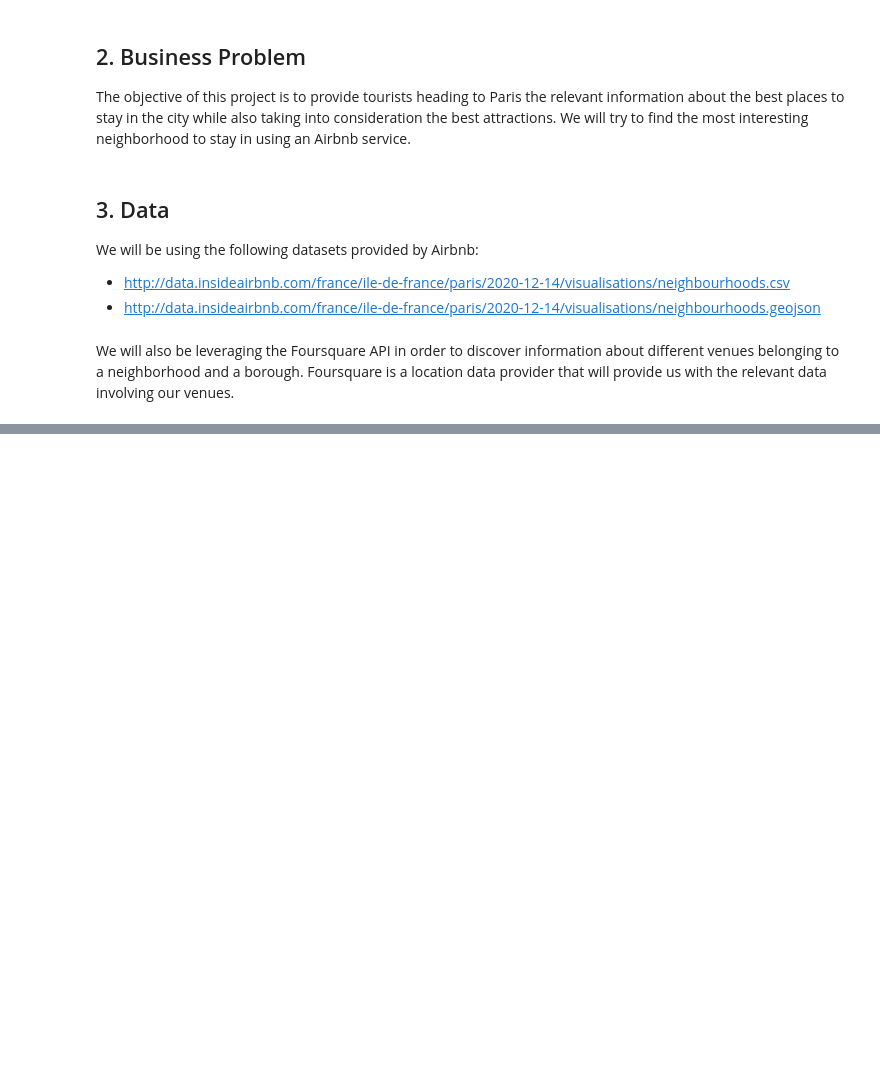
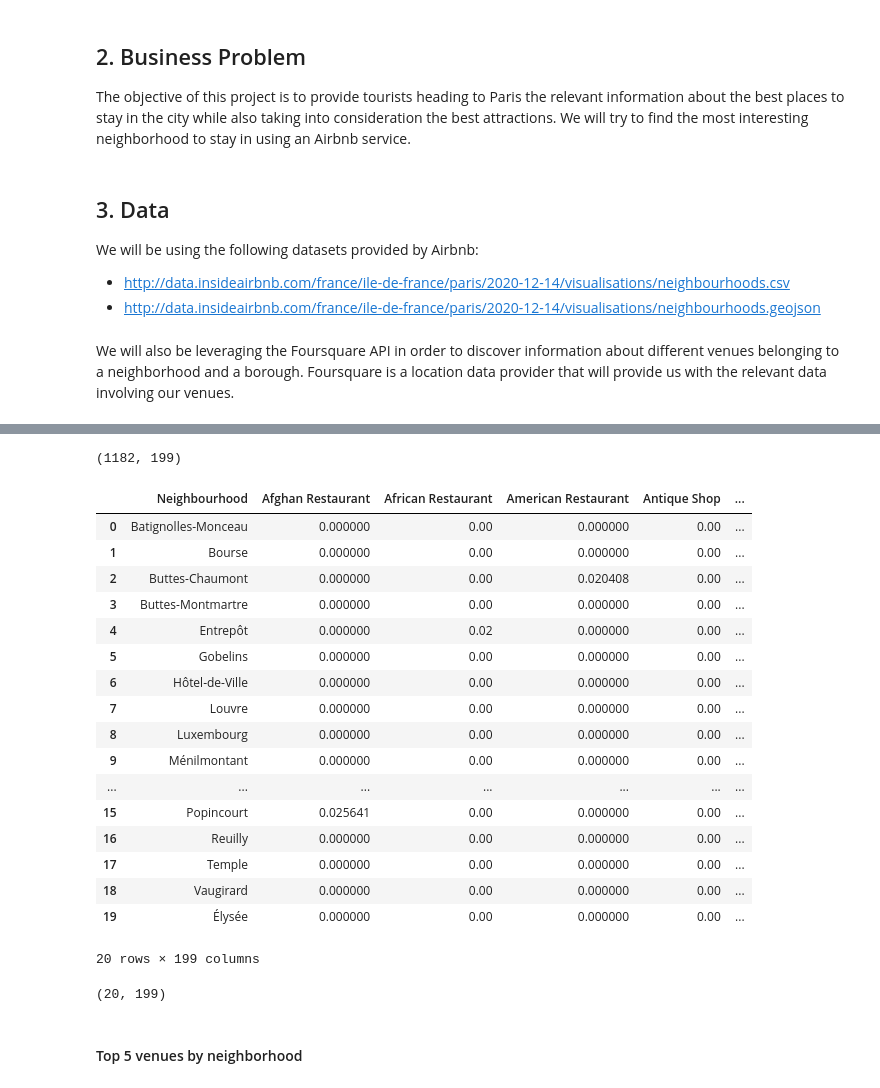
Before and after one commit to zinebmerzak/Coursera_Capstone, a Jupyter notebook: Battle-of-the-Neighborhoods-1.ipynb, the cells around one changed output, grey strips where cells are left out. Cells and saved outputs as stored; diff of their text form; code cells hidden in the pictures; blank space fills up the shorter version.

```diff
--- a/Battle-of-the-Neighborhoods-1.ipynb
+++ b/Battle-of-the-Neighborhoods-1.ipynb
@@ -18,0 +142,9 @@
+# %%
+CLIENT_ID = 'FMPINKFOFWLARJGIB5OJZ5NLPHIYJK2CMVM00UWHOYGULVD0'
+CLIENT_SECRET = 'DKPAZXYPFRNVKZNQILQ0VIB5FWDRMIFZD2MOX5M2XOTH33HK'
+VERSION = '20180605' # Foursquare API version
+LIMIT = 100
+
+print('Credentials:')
+print('CLIENT_ID: ' + CLIENT_ID)
+print('CLIENT_SECRET:' + CLIENT_SECRET)
@@ -18,0 +198,2 @@
+# %%
+paris_venues = getNearbyVenues(names=paris_geo['neighbourhood'], latitudes=paris_geo['latitude'], longitudes=paris_geo['longitude'])
@@ -18,0 +264,3 @@
+# %%
+paris_onehot_cat = pd.get_dummies(paris_venues[['Venue Category']], prefix="", prefix_sep="")
+paris_onehot_cat.head()
@@ -18,0 +277,7 @@
+# %%
+paris_onehot_cat['Neighbourhood'] = paris_venues['Neighbourhood']
+
+fixed_columns = [paris_onehot_cat.columns[-1]] + list(paris_onehot_cat.columns[:-1])
+paris_onehot_cat = paris_onehot_cat[fixed_columns]
+
+paris_onehot_cat.head()
@@ -18,0 +292,32 @@
+# %%
+paris_onehot_cat.shape
+# %% [output]
+(1182, 199)
+# %%
+paris_grouped = paris_onehot_cat.groupby('Neighbourhood').mean().reset_index()
+paris_grouped
+# %% [output]
+|  | Neighbourhood | Afghan Restaurant | African Restaurant | American Restaurant | Antique Shop | ... |
+| 0 | Batignolles-Monceau | 0.000000 | 0.00 | 0.000000 | 0.00 | ... |
+| 1 | Bourse | 0.000000 | 0.00 | 0.000000 | 0.00 | ... |
+| 2 | Buttes-Chaumont | 0.000000 | 0.00 | 0.020408 | 0.00 | ... |
+| 3 | Buttes-Montmartre | 0.000000 | 0.00 | 0.000000 | 0.00 | ... |
+| 4 | Entrepôt | 0.000000 | 0.02 | 0.000000 | 0.00 | ... |
+| 5 | Gobelins | 0.000000 | 0.00 | 0.000000 | 0.00 | ... |
+| 6 | Hôtel-de-Ville | 0.000000 | 0.00 | 0.000000 | 0.00 | ... |
+| 7 | Louvre | 0.000000 | 0.00 | 0.000000 | 0.00 | ... |
+| 8 | Luxembourg | 0.000000 | 0.00 | 0.000000 | 0.00 | ... |
+| 9 | Ménilmontant | 0.000000 | 0.00 | 0.000000 | 0.00 | ... |
+| ... | ... | ... | ... | ... | ... | ... |
+| 15 | Popincourt | 0.025641 | 0.00 | 0.000000 | 0.00 | ... |
+| 16 | Reuilly | 0.000000 | 0.00 | 0.000000 | 0.00 | ... |
+| 17 | Temple | 0.000000 | 0.00 | 0.000000 | 0.00 | ... |
+| 18 | Vaugirard | 0.000000 | 0.00 | 0.000000 | 0.00 | ... |
+| 19 | Élysée | 0.000000 | 0.00 | 0.000000 | 0.00 | ... |
+20 rows × 199 columns
+# %%
+paris_grouped.shape
+# %% [output]
+(20, 199)
+# %% [markdown]
+<h4>Top 5 venues by neighborhood</h4>
```
Also changed, not shown: parts of 65 cells of this notebook.
